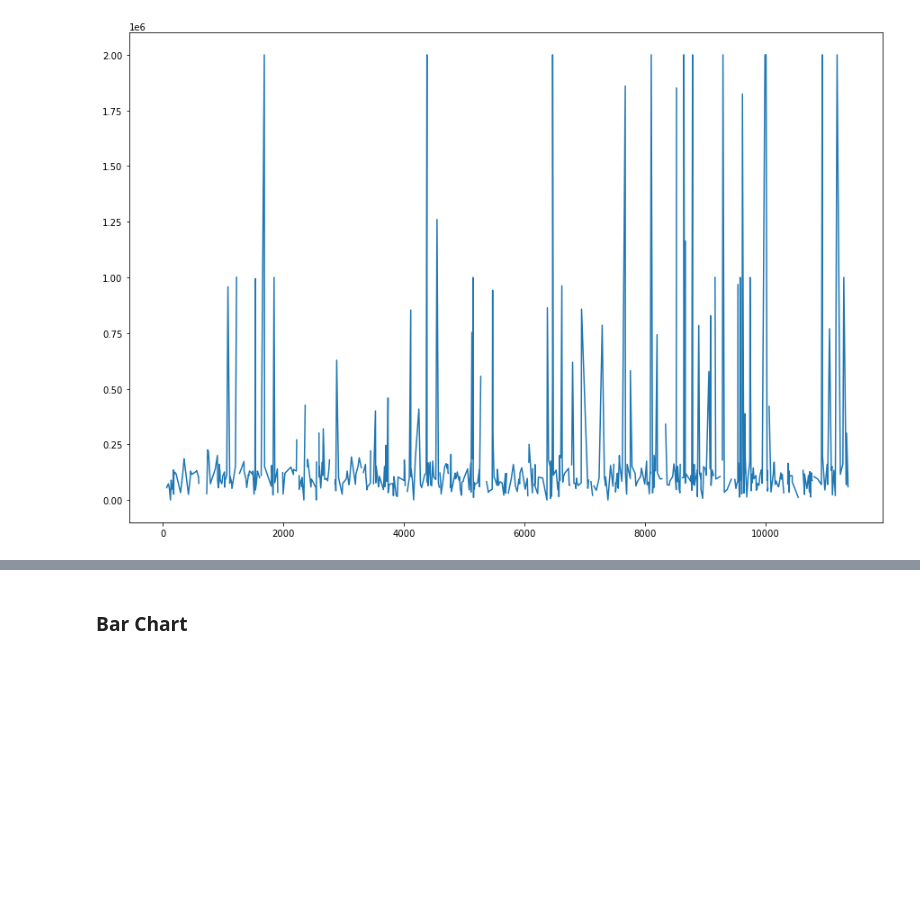
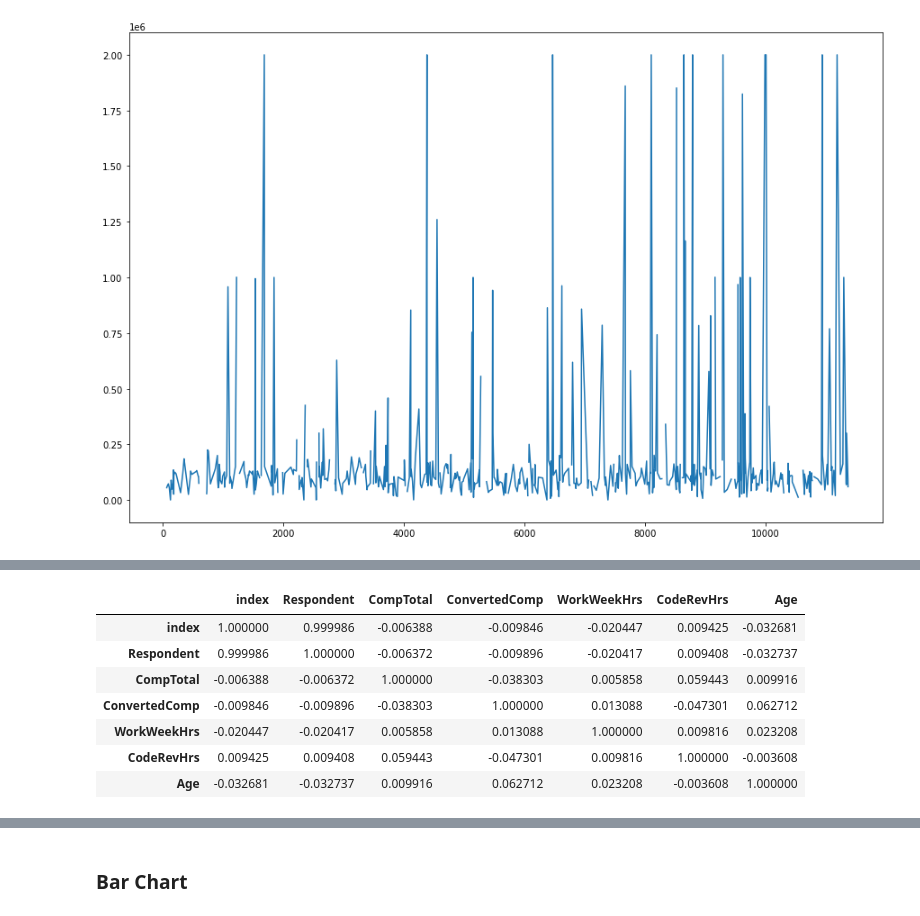
Before and after one commit to abidalam/IBMDAProject, a Jupyter notebook: M4DataVisualization-lab.ipynb, the cells around one changed output, grey strips where cells are left out. Cells and saved outputs as stored; diff of their text form; code cells hidden in the pictures; blank space fills up the shorter version.

```diff
--- a/M4DataVisualization-lab.ipynb
+++ b/M4DataVisualization-lab.ipynb
@@ -310,0 +419,11 @@ plt.show()
+# %%
+age3.corr()
+# %% [output]
+|  | index | Respondent | CompTotal | ConvertedComp | WorkWeekHrs | CodeRevHrs | Age |
+| index | 1.000000 | 0.999986 | -0.006388 | -0.009846 | -0.020447 | 0.009425 | -0.032681 |
+| Respondent | 0.999986 | 1.000000 | -0.006372 | -0.009896 | -0.020417 | 0.009408 | -0.032737 |
+| CompTotal | -0.006388 | -0.006372 | 1.000000 | -0.038303 | 0.005858 | 0.059443 | 0.009916 |
+| ConvertedComp | -0.009846 | -0.009896 | -0.038303 | 1.000000 | 0.013088 | -0.047301 | 0.062712 |
+| WorkWeekHrs | -0.020447 | -0.020417 | 0.005858 | 0.013088 | 1.000000 | 0.009816 | 0.023208 |
+| CodeRevHrs | 0.009425 | 0.009408 | 0.059443 | -0.047301 | 0.009816 | 1.000000 | -0.003608 |
+| Age | -0.032681 | -0.032737 | 0.009916 | 0.062712 | 0.023208 | -0.003608 | 1.000000 |
```
Also changed, not shown: parts of 20 cells of this notebook, 8 other files.
